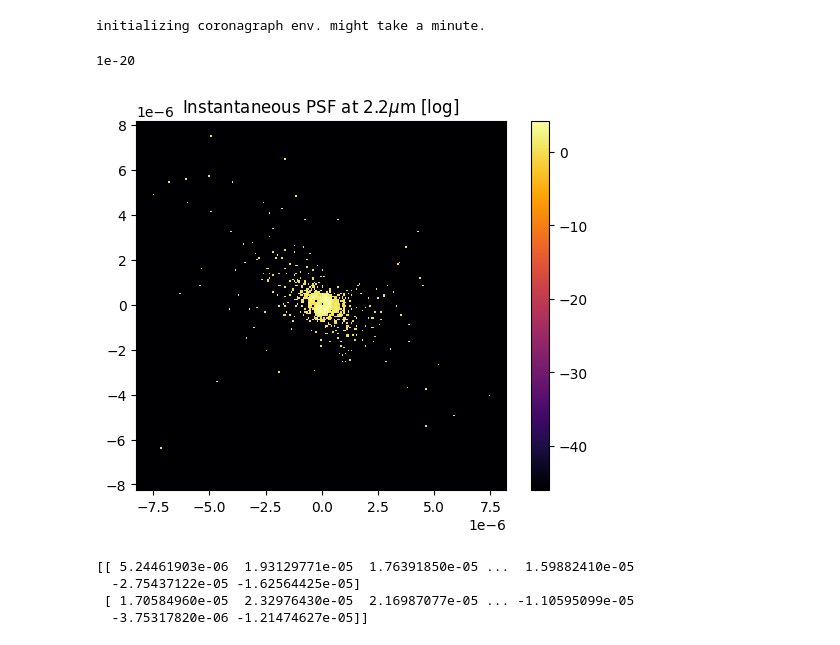
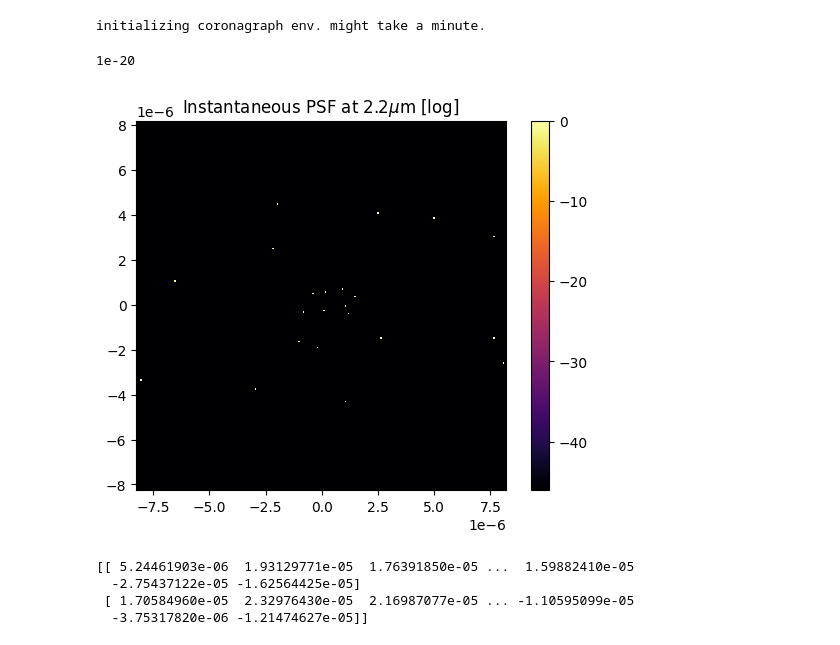
Before and after one commit to AlexeiKorolev/NASA-RL-Wavefront-Control, a Jupyter notebook: RL/testing_image_and_slopes.ipynb, the cells around one changed output. Saved outputs shown, nothing was run; the diff lists cells and outputs as text; code cells hidden in the pictures.

```diff
--- a/RL/testing_slopes.ipynb
+++ b/RL/testing_image_and_slopes.ipynb
@@ -9,18 +9,18 @@ e = CoronagraphEnvironment(num_modes=10)
 # %% [output]
 initializing coronagraph env. might take a minute.
 # %%
-#e.set_random_dm(noise=0.01)
+# e.set_random_dm(noise=0.0001)
 plt.title('Instantaneous PSF at 2.2$\\mu$m [log]')
 
-clipped = (np.clip(e.get_camera_image(), a_min = 1e-20, a_max = None))
+clipped = (np.clip(e.get_camera_image(delta_t=1), a_min = 1e-20, a_max = None))
 
 print(np.min(clipped))
 imshow_field(np.log(clipped), cmap='inferno')
 plt.colorbar()
 plt.show()
 # %% [output]
 1e-20
-[figure, old version]
+[figure, new version]
 # %%
 print(e.get_slopes())
 # %% [output]
```
Also changed, not shown: 2 other files.
